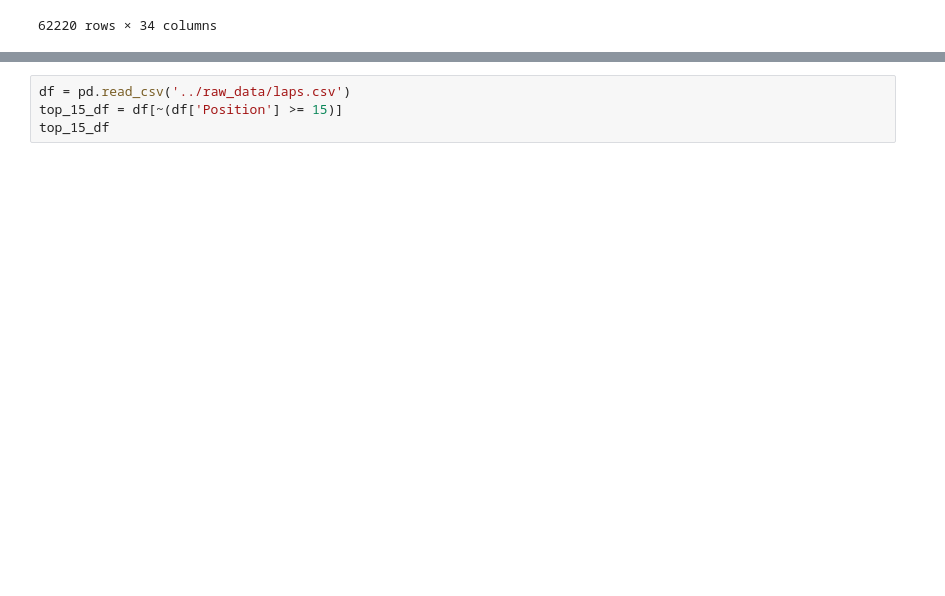
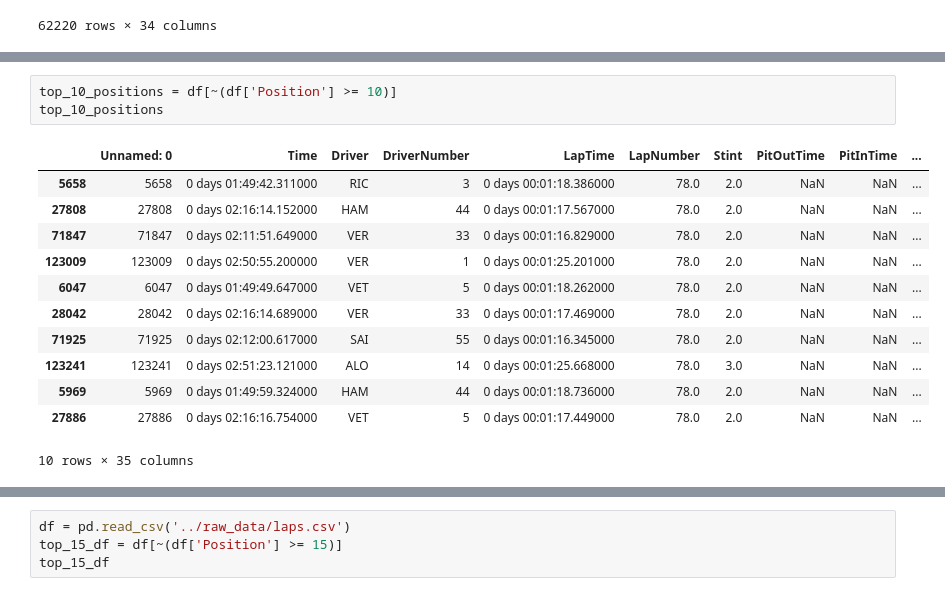
Before and after one commit to le-dav/f1-binottor, a Jupyter notebook: notebooks/top_pilots.ipynb, the cells around one changed output, grey strips where cells are left out. Saved outputs shown, nothing was run; the diff lists cells and outputs as text; blank space fills up the shorter version.

```diff
--- a/notebooks/top_pilots.ipynb
+++ b/notebooks/top_pilots.ipynb
@@ -20,0 +78,16 @@ top_10_df
+# %%
+top_10_positions = df[~(df['Position'] >= 10)]
+top_10_positions
+# %% [output]
+|  | Unnamed: 0 | Time | Driver | DriverNumber | LapTime | LapNumber | Stint | PitOutTime | PitInTime | ... |
+| 5658 | 5658 | 0 days 01:49:42.311000 | RIC | 3 | 0 days 00:01:18.386000 | 78.0 | 2.0 | NaN | NaN | ... |
+| 27808 | 27808 | 0 days 02:16:14.152000 | HAM | 44 | 0 days 00:01:17.567000 | 78.0 | 2.0 | NaN | NaN | ... |
+| 71847 | 71847 | 0 days 02:11:51.649000 | VER | 33 | 0 days 00:01:16.829000 | 78.0 | 2.0 | NaN | NaN | ... |
+| 123009 | 123009 | 0 days 02:50:55.200000 | VER | 1 | 0 days 00:01:25.201000 | 78.0 | 2.0 | NaN | NaN | ... |
+| 6047 | 6047 | 0 days 01:49:49.647000 | VET | 5 | 0 days 00:01:18.262000 | 78.0 | 2.0 | NaN | NaN | ... |
+| 28042 | 28042 | 0 days 02:16:14.689000 | VER | 33 | 0 days 00:01:17.469000 | 78.0 | 2.0 | NaN | NaN | ... |
+| 71925 | 71925 | 0 days 02:12:00.617000 | SAI | 55 | 0 days 00:01:16.345000 | 78.0 | 2.0 | NaN | NaN | ... |
+| 123241 | 123241 | 0 days 02:51:23.121000 | ALO | 14 | 0 days 00:01:25.668000 | 78.0 | 3.0 | NaN | NaN | ... |
+| 5969 | 5969 | 0 days 01:49:59.324000 | HAM | 44 | 0 days 00:01:18.736000 | 78.0 | 2.0 | NaN | NaN | ... |
+| 27886 | 27886 | 0 days 02:16:16.754000 | VET | 5 | 0 days 00:01:17.449000 | 78.0 | 2.0 | NaN | NaN | ... |
+10 rows × 35 columns
```
Also changed, not shown: parts of 5 cells of this notebook, 2 other files.
